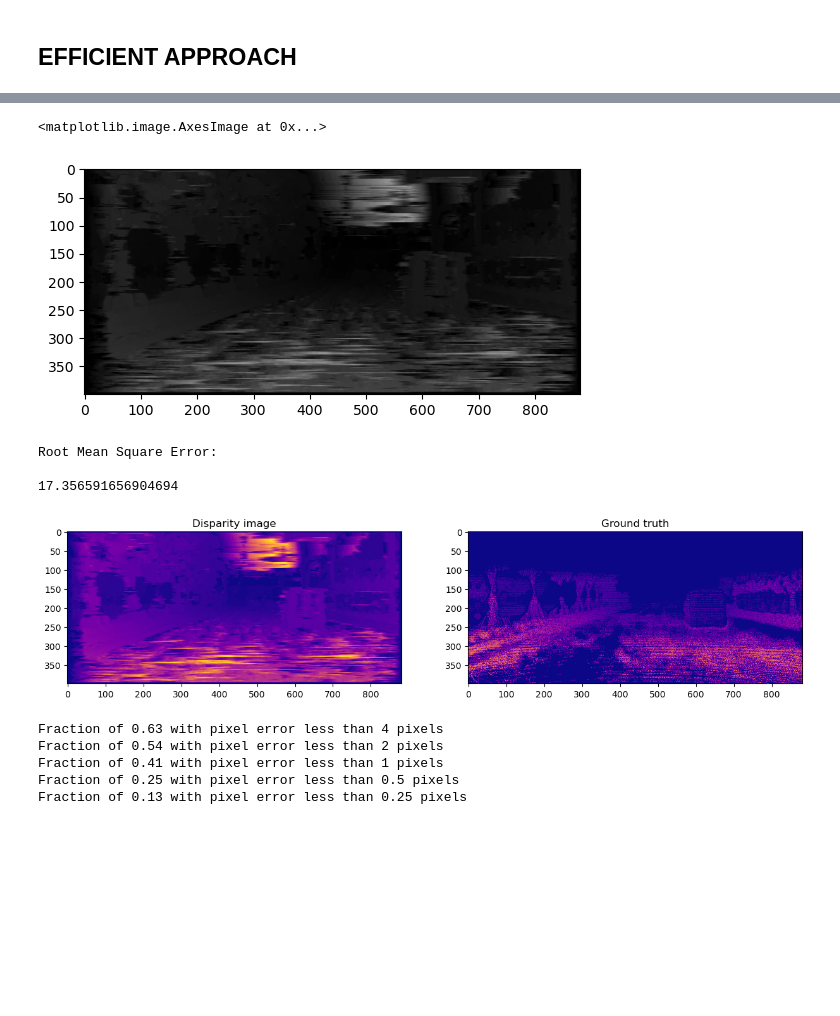
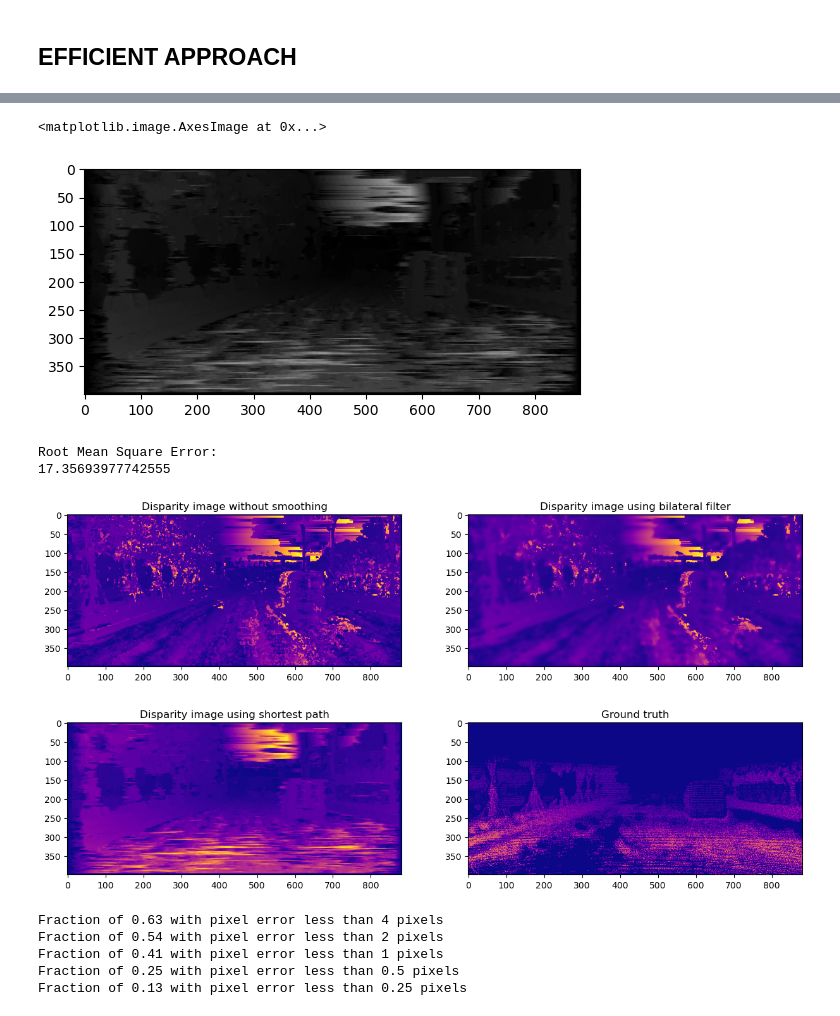
Before and after one commit to Neva-Y/Disparity-Image, a Jupyter notebook: Final-Project.ipynb, the cells around one changed output, grey strips where cells are left out. Drawn from its saved outputs; the diff is of its cells as text; code cells hidden in the pictures; blank space fills up the shorter version.

```diff
--- a/Final-Project.ipynb
+++ b/Final-Project.ipynb
@@ -269,8 +269,8 @@ KeyboardInterrupt:
 # %%
 # Optised plotting of the disparity map
 h,w = img_l_grey.shape
-calc_disp2 = np.zeros((h,w))
-boundary_size = 10
+calc_disp1 = np.zeros((h,w))
+boundary_size = 3
 neighbourhood_l = 200
 nighbourhood_r = 50
 step_size = 1
@@ -309,12 +309,12 @@ for row_index in tqdm(range(boundary_size, len(img_l_grey)-boundary_size, step_s
         if measure == "NCC":
             norm_corr = np.sum(patch_l*patch_r, axis=(1,2))/(np.linalg.norm(patch_l)*np.linalg.norm(patch_r, axis=(1,2)))
             min_col_index = np.argmax(norm_corr) + min_bound - 1
-            calc_disp2[row_index][col_index_left] = abs(min_col_index - col_index_left)
+            calc_disp1[row_index][col_index_left] = abs(min_col_index - col_index_left)
         elif measure == "SSD":
             error = np.sum((patch_l-patch_r)**2, axis=(1,2))
             min_col_index = np.argmin(error) + min_bound - 1
-            calc_disp2[row_index][col_index_left] = abs(min_col_index - col_index_left)
+            calc_disp1[row_index][col_index_left] = abs(min_col_index - col_index_left)
 
-plt.imshow(calc_disp2, cmap='gray', vmin=0, vmax=255)
+plt.imshow(calc_disp1, cmap='gray', vmin=0, vmax=255)
 # %% [output]
 <matplotlib.image.AxesImage at 0x...>
@@ -322,6 +322,6 @@ plt.imshow(calc_disp2, cmap='gray', vmin=0, vmax=255)
 # %%
 # Implement bilateral filter - edge preserving
-blur = cv2.bilateralFilter(np.uint8(calc_disp2),10,40,40)
+blur = cv2.bilateralFilter(np.uint8(calc_disp1),15,60,60)
 np.set_printoptions(threshold=sys.maxsize)
 
 plt.subplots(1,2, figsize=(15,10))
@@ -330,7 +330,7 @@ plt.imshow(blur, cmap='gray', vmin=0, vmax=255)
 plt.title('Disparity image')
 
 plt.subplot(1,2,2)
-plt.imshow(img_d_grey, cmap='gray', vmin=0, vmax=255)
+plt.imshow(img_d, cmap='gray', vmin=0, vmax=255)
 plt.title('Ground truth')
 
 plt.show()
@@ -517,7 +465,4 @@ ax.plot(points)
 # %%
-
-
-
 # Optised plotting of the disparity map
 h,w = img_l_grey.shape
 calc_disp2 = np.zeros((h,w))
@@ -570,9 +515,8 @@ for row_index in tqdm(range(boundary_size, len(img_l_grey)-boundary_size, step_s
             min_col_indexx = np.argmin(error) + min_bound - 1
 
     arr = np.transpose(np.array(dsi))
-    threshold = 0.1
     if measure == "NCC":
-        arr = np.array([[ 0.01 if i > j or i+150 < j else arr[i,j] for j in range(len(arr))] for i in range(len(arr))])
+        arr = np.array([[ 0.001 if i > j or i+150 < j else arr[i,j] for j in range(len(arr))] for i in range(len(arr))])
         arr = 1/(arr)
 
     elif measure == "SSD":
@@ -587,39 +531,48 @@ for row_index in tqdm(range(boundary_size, len(img_l_grey)-boundary_size, step_s
 plt.imshow(calc_disp2, cmap='gray', vmin=0, vmax=255)
 # %% [output]
 <matplotlib.image.AxesImage at 0x...>
-[figure, old version]
+[figure, new version]
 # %%
 h,w = img_d.shape
 
 MSE = []
 
 for i in range(h):
     for j in range(w):
         if img_d[i,j] != 0:
             MSE.append(np.square(calc_disp2[i,j]-img_d[i,j]))
 
 MSE = np.array(MSE)
 
 RMSE = math.sqrt(MSE.mean())
 print("Root Mean Square Error:")
 print(RMSE)
 
+plt.subplots(1,2, figsize=(15,10))
+plt.subplot(1,2,1)
+plt.imshow(calc_disp1, cmap='plasma',vmin=0)
+plt.title('Disparity image without smoothing')
+
+plt.subplot(1,2,2)
+plt.imshow(blur, cmap='plasma',vmin=0)
+plt.title('Disparity image using bilateral filter')
+
 # print(list(img_d))
 plt.subplots(1,2, figsize=(15,10))
 plt.subplot(1,2,1)
 plt.imshow(calc_disp2, cmap='plasma',vmin=0)
-plt.title('Disparity image')
+plt.title('Disparity image using shortest path')
 
 plt.subplot(1,2,2)
 plt.imshow(img_d, cmap='plasma',vmin=0)
 plt.title('Ground truth')
 
 plt.show()
 # %% [output]
 Root Mean Square Error:
-
-17.356591656904694
+17.35693977742555
-[figure, old version]
+[figure, new version]
+[figure, added]
 # %%
 h,w = img_d.shape
 
```
Also changed, not shown: parts of 5 cells of this notebook, 2 other files.
